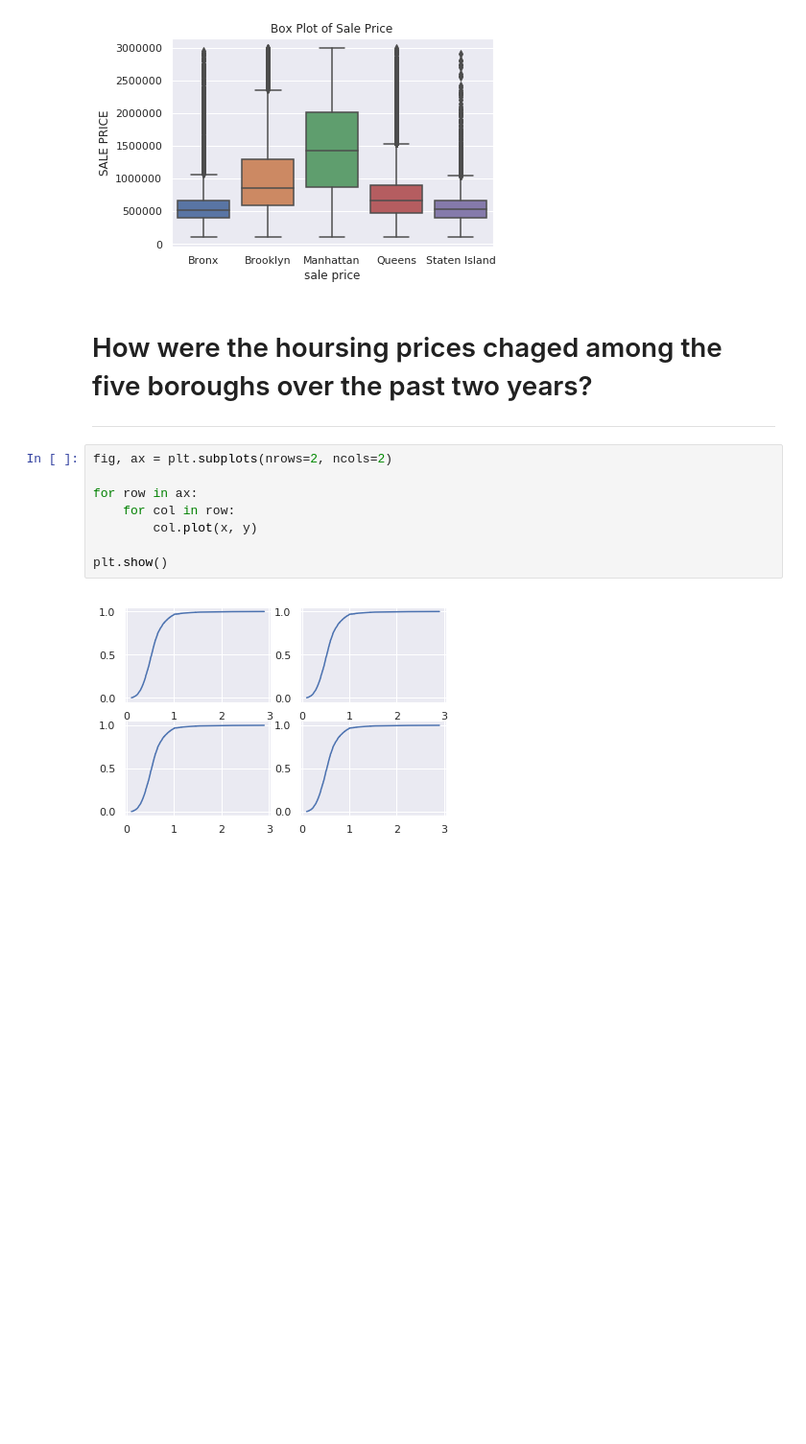
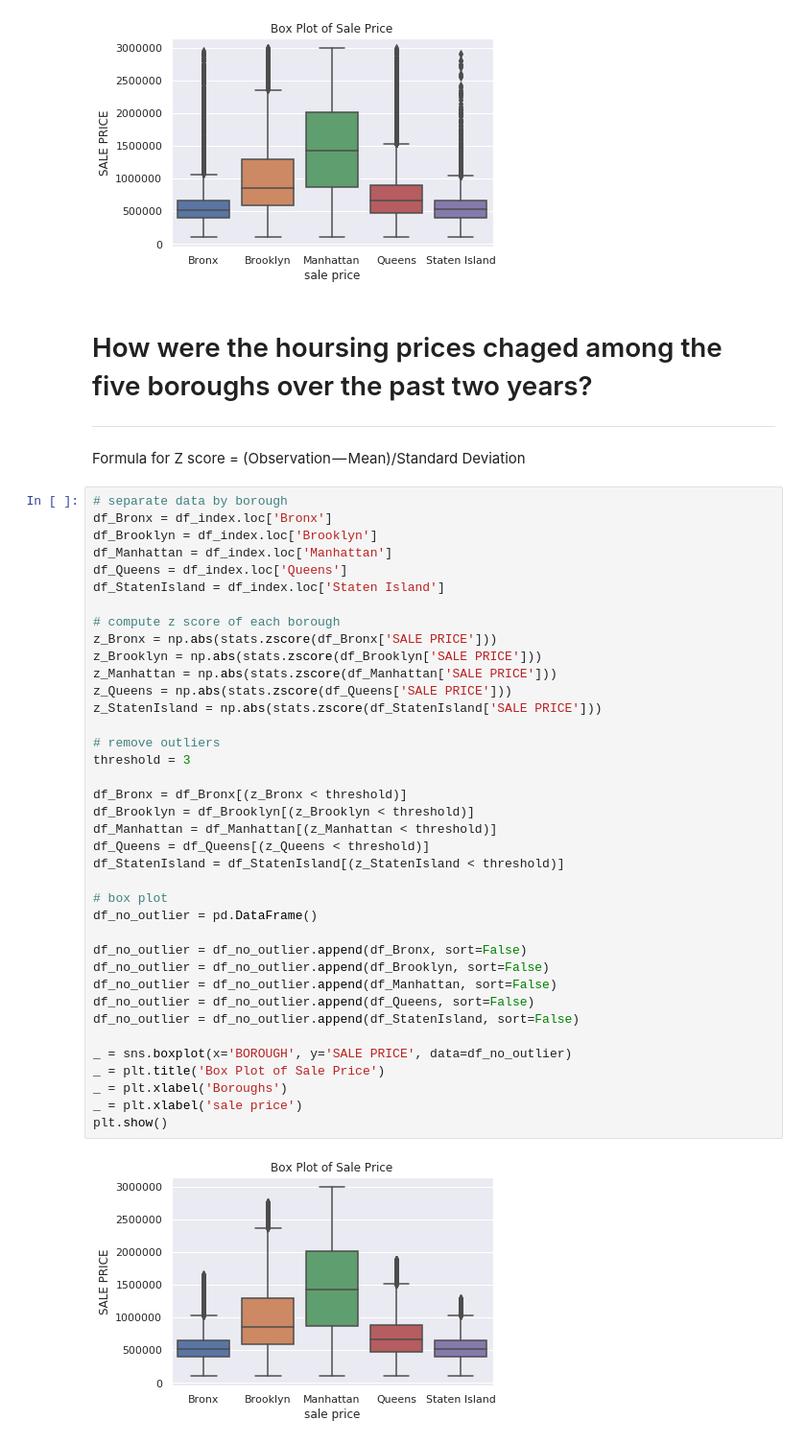
Before and after one commit to zhuoyingcai/NYC-Housing-Prices-Analysis, a Jupyter notebook: NYC_Housing_Prices_Analysis.ipynb, the cells around one changed output. Shown: that part at 96% size. Saved outputs shown, nothing was run; the diff lists cells and outputs as text; blank space fills up the shorter version.

Commit message:
clean outlier using zscore

```diff
--- a/NYC_Housing_Prices_Analysis.ipynb
+++ b/NYC_Housing_Prices_Analysis.ipynb
@@ -312,13 +314,45 @@ plt.show()
 # How were the hoursing prices chaged among the five boroughs over the past two years?
 
 ---
+
+Formula for Z score = (Observation — Mean)/Standard Deviation
-# %%
-fig, ax = plt.subplots(nrows=2, ncols=2)
-
-for row in ax:
-    for col in row:
-        col.plot(x, y)
-
-plt.show()
-# %% [output]
-[figure, removed]
+# %%
+# separate data by borough
+df_Bronx = df_index.loc['Bronx']
+df_Brooklyn = df_index.loc['Brooklyn']
+df_Manhattan = df_index.loc['Manhattan']
+df_Queens = df_index.loc['Queens']
+df_StatenIsland = df_index.loc['Staten Island']
+
+# compute z score of each borough
+z_Bronx = np.abs(stats.zscore(df_Bronx['SALE PRICE']))
+z_Brooklyn = np.abs(stats.zscore(df_Brooklyn['SALE PRICE']))
+z_Manhattan = np.abs(stats.zscore(df_Manhattan['SALE PRICE']))
+z_Queens = np.abs(stats.zscore(df_Queens['SALE PRICE']))
+z_StatenIsland = np.abs(stats.zscore(df_StatenIsland['SALE PRICE']))
+
+# remove outliers
+threshold = 3
+
+df_Bronx = df_Bronx[(z_Bronx < threshold)]
+df_Brooklyn = df_Brooklyn[(z_Brooklyn < threshold)]
+df_Manhattan = df_Manhattan[(z_Manhattan < threshold)]
+df_Queens = df_Queens[(z_Queens < threshold)]
+df_StatenIsland = df_StatenIsland[(z_StatenIsland < threshold)]
+
+# box plot
+df_no_outlier = pd.DataFrame()
+
+df_no_outlier = df_no_outlier.append(df_Bronx, sort=False)
+df_no_outlier = df_no_outlier.append(df_Brooklyn, sort=False)
+df_no_outlier = df_no_outlier.append(df_Manhattan, sort=False)
+df_no_outlier = df_no_outlier.append(df_Queens, sort=False)
+df_no_outlier = df_no_outlier.append(df_StatenIsland, sort=False)
+
+_ = sns.boxplot(x='BOROUGH', y='SALE PRICE', data=df_no_outlier)
+_ = plt.title('Box Plot of Sale Price')
+_ = plt.xlabel('Boroughs')
+_ = plt.xlabel('sale price')
+plt.show()
+# %% [output]
+[figure, added]
```
Also changed, not shown: parts of 1 cell of this notebook.
